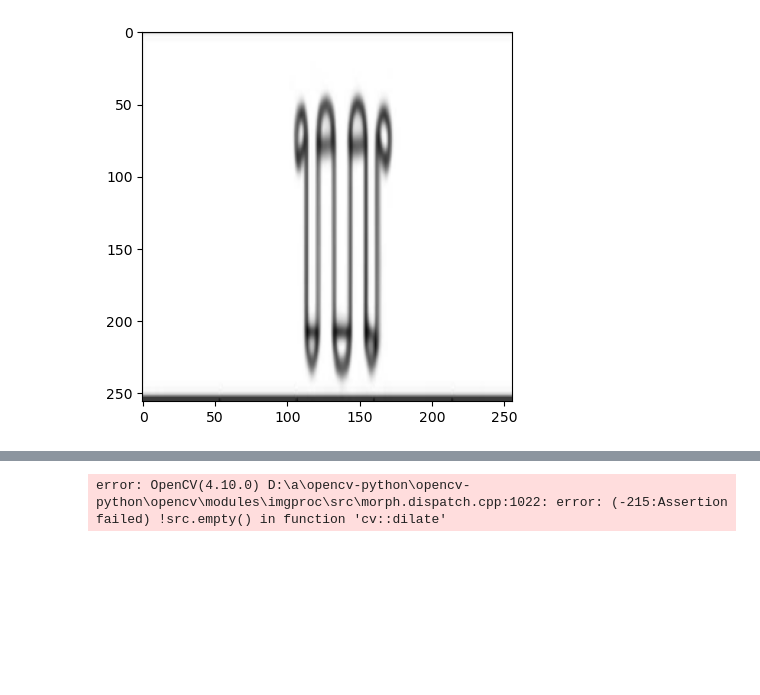
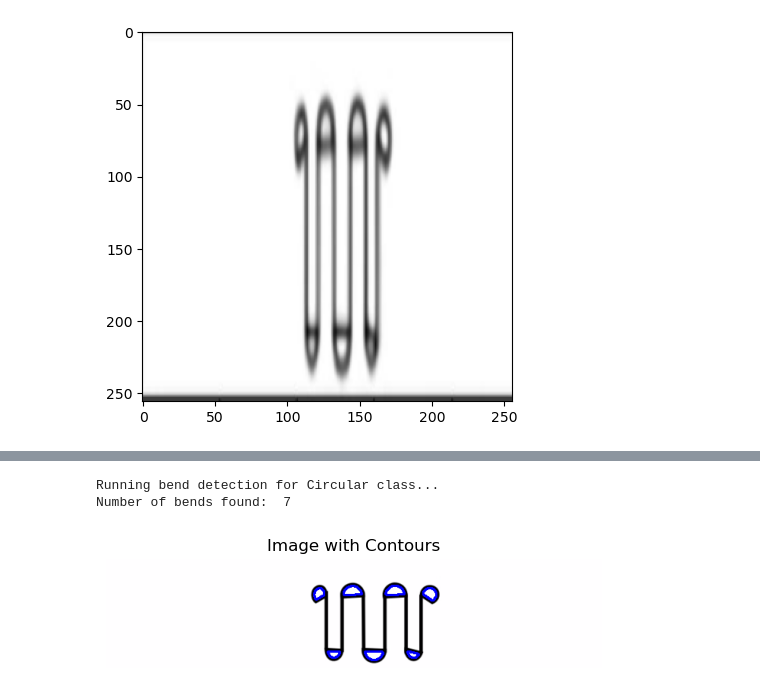
Before and after one commit to NIKHIL0653/Bend-Detection-and-Image-Classification, a Jupyter notebook: Image Classification/bend_detection.ipynb, the cells around one changed output, grey strips where cells are left out. Drawn from its saved outputs; the diff is of its cells as text; code cells hidden in the pictures; blank space fills up the shorter version.

```diff
--- a/Image Classification/bend_detection.ipynb
+++ b/Image Classification/bend_detection.ipynb
@@ -65,80 +66,77 @@ Image belong to the Circular class
 def detect_bend_circular():
     # Bend detection code specific to the Circular class
     print("Running bend detection for Circular class...")
-    # Add your bend detection code here
-    import cv2
-import numpy as np
-import matplotlib.pyplot as plt
+    # Read and convert the image to grayscale
+    image_rgb = cv2.imread('circ_cab2_big.png')
+    img = cv2.imread('circ_cab2_big.png', cv2.IMREAD_GRAYSCALE)
 
-# Read and convert the image to grayscale
-image_rgb = cv2.imread('circ_cab_upscaled.jpeg')
-img = cv2.imread('circ_cab_upscaled.jpeg', cv2.IMREAD_GRAYSCALE)
+    # Thresholding to isolate the cable (adjust thresholds as needed)
+    _, thresh = cv2.threshold(img, 150, 255, cv2.THRESH_BINARY_INV)  # Adjust the lower threshold value
 
-# Thresholding to isolate the cable (adjust thresholds as needed)
-_, thresh = cv2.threshold(img, 127, 255, cv2.THRESH_BINARY_INV)
+    # Morphological operations to enhance the bends
+    kernel = cv2.getStructuringElement(cv2.MORPH_RECT, (3, 3))  # Rectangular kernel
+    dilated = cv2.dilate(thresh, kernel, iterations=2)  # More iterations for stronger dilation
+    eroded = cv2.erode(dilated, kernel, iterations=1)
 
-# Morphological operations to enhance the bends
-kernel = cv2.getStructuringElement(cv2.MORPH_RECT, (3, 3))  # Rectangular kernel
-dilated = cv2.dilate(thresh, kernel, iterations=2)  # More iterations for stronger dilation
-eroded = cv2.erode(dilated, kernel, iterations=1)
+    # Apply Gaussian blur to smooth out the edges
+    # blurred = cv2.GaussianBlur(eroded, (5, 5), 0)
 
-# Apply Gaussian blur to smooth out the edges
-# blurred = cv2.GaussianBlur(eroded, (5, 5), 0)
+    # Find contours and hierarchy
+    contours, hierarchy = cv2.findContours(thresh, cv2.RETR_CCOMP, cv2.CHAIN_APPROX_SIMPLE)
 
-# Find contours and hierarchy
-contours, hierarchy = cv2.findContours(thresh, cv2.RETR_CCOMP, cv2.CHAIN_APPROX_SIMPLE)
+    # More flexible contour filtering based on hierarchy
+    filtered_contours = []
+    for i, contour in enumerate(contours):
+        # Check if contour is not the outermost (hierarchy level 0)
+        if hierarchy[0][i][3] != -1:
+            area = cv2.contourArea(contour)
+            # Only keep contours within a reasonable area range to filter out noise
+            if 10 < area < 610:  # Adjust these thresholds as needed
+                filtered_contours.append(contour)
 
-# More flexible contour filtering based on hierarchy
-filtered_contours = []
-for i, contour in enumerate(contours):
-    # Check if contour is not the outermost (hierarchy level 0)
-    if hierarchy[0][i][3] != -1:
-        area = cv2.contourArea(contour)
-        # Only keep contours within a reasonable area range to filter out noise
-        if 10 < area < 610:  # Adjust these thresholds as needed
-            filtered_contours.append(contour)
+    print('Number of bends found: ', len(filtered_contours))
 
-print('Number of bends found: ', len(filtered_contours))
+    # Draw remaining contours on the RGB version of the original image
+    contour_image = image_rgb.copy()
+    cv2.drawContours(contour_image, filtered_contours, -1, (255, 0, 0), 2)
 
-# Draw remaining contours on the RGB version of the original image
-contour_image = image_rgb.copy()
-cv2.drawContours(contour_image, filtered_contours, -1, (255, 0, 0), 2)
-
-# Plot the final image with contours
-plt.imshow(cv2.cvtColor(contour_image, cv2.COLOR_BGR2RGB))
-plt.title('Image with Contours')
-plt.axis('off')
-plt.show()
+    # Plot the final image with contours
+    plt.imshow(cv2.cvtColor(contour_image, cv2.COLOR_BGR2RGB))
+    plt.title('Image with Contours')
+    plt.axis('off')
+    plt.show()
 
 
 def detect_bend_intersecting():
     # Bend detection code specific to the Intersecting class
     print("Running bend detection for Intersecting class...")
     # Add your bend detection code here
     #...
 
 
 def detect_bend_normal():
     # Bend detection code specific to the Normal class
     print("Running bend detection for Normal class...")
     # Add your bend detection code here
     #...
 
 
 def detect_bend_overlapping():
     # Bend detection code specific to the Overlapping class
     print("Running bend detection for Overlapping class...")
     # Add your bend detection code here
     #...
 
 # Call the corresponding function based on the predicted class
 if predicted_class == 0:
     detect_bend_circular()
 elif predicted_class == 1:
     detect_bend_intersecting()
 elif predicted_class == 2:
     detect_bend_normal()
 elif predicted_class == 3:
     detect_bend_overlapping()
 # %% [output]
-error: OpenCV(4.10.0) D:\a\opencv-python\opencv-python\opencv\modules\imgproc\src\morph.dispatch.cpp:1022: error: (-215:Assertion failed) !src.empty() in function 'cv::dilate'
+Running bend detection for Circular class...
+Number of bends found:  7
+[figure, added]
```
Also changed, not shown: parts of 3 cells of this notebook, 9 other files.
